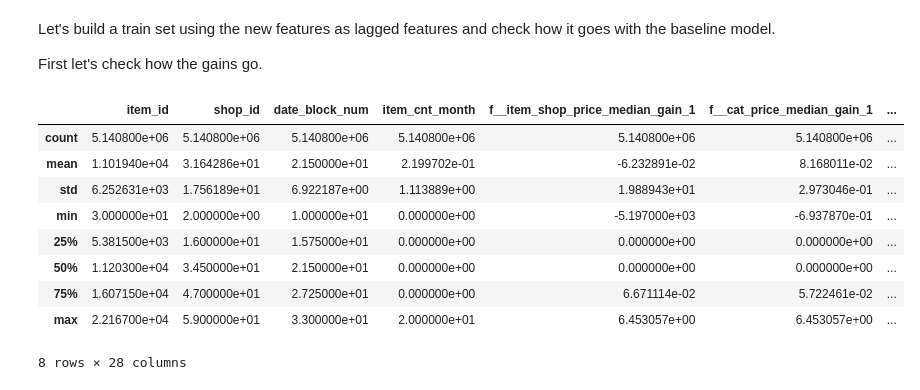
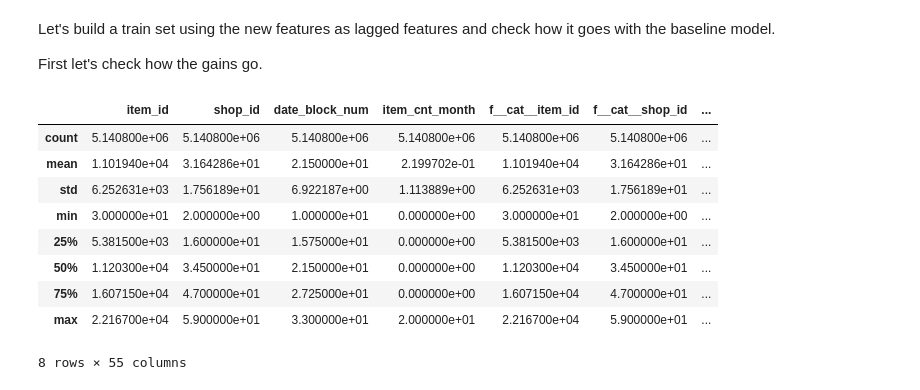
Before and after one commit to caioaao/hse-aml-final-project, a Jupyter notebook: notebooks/15-feature engineering-relationships.ipynb, the cells around one changed output. Saved outputs shown, nothing was run; the diff lists cells and outputs as text; code cells hidden in the pictures.

```diff
--- a/notebooks/15-feature engineering-relationships.ipynb
+++ b/notebooks/15-feature engineering-relationships.ipynb
@@ -43,7 +43,7 @@ Now I want to focus on features relationships. We have quite a few of features s
 
 The first one will be the price changes with relation to economics indicators.
 # %%
-train_set = pd.read_parquet(os.path.join(PROCESSED_DATA_DIR, 'train-set.parquet'))
+train_set_000 = pd.read_parquet(os.path.join(PROCESSED_DATA_DIR, 'train-set-features-000.parquet'))
 economics_hist = pd.read_parquet(os.path.join(PROCESSED_DATA_DIR, 'economics-history.parquet'))
 prices_stats = pd.read_parquet(os.path.join(PROCESSED_DATA_DIR, 'prices-statistics.parquet'))
 # %%
@@ -129,17 +129,17 @@ Let's build a train set using the new features as lagged features and check how
 
 First let's check how the gains go.
 # %%
-train_set_combo_gains = add_lagged_features(train_set, combo_gains, [c for c in combo_gains.columns if c.endswith('_gain')], max_lag=6, fill_value=1)
-train_set_combo_gains.describe()
+train_set_000_combo_gains = add_lagged_features(train_set_000, combo_gains, [c for c in combo_gains.columns if c.endswith('_gain')], max_lag=6, fill_value=1)
+train_set_000_combo_gains.describe()
 # %% [output]
-|  | item_id | shop_id | date_block_num | item_cnt_month | f__item_shop_price_median_gain_1 | f__cat_price_median_gain_1 | ... |
+|  | item_id | shop_id | date_block_num | item_cnt_month | f__cat__item_id | f__cat__shop_id | ... |
 | count | 5.140800e+06 | 5.140800e+06 | 5.140800e+06 | 5.140800e+06 | 5.140800e+06 | 5.140800e+06 | ... |
-| mean | 1.101940e+04 | 3.164286e+01 | 2.150000e+01 | 2.199702e-01 | -6.232891e-02 | 8.168011e-02 | ... |
-| std | 6.252631e+03 | 1.756189e+01 | 6.922187e+00 | 1.113889e+00 | 1.988943e+01 | 2.973046e-01 | ... |
-| min | 3.000000e+01 | 2.000000e+00 | 1.000000e+01 | 0.000000e+00 | -5.197000e+03 | -6.937870e-01 | ... |
-| 25% | 5.381500e+03 | 1.600000e+01 | 1.575000e+01 | 0.000000e+00 | 0.000000e+00 | 0.000000e+00 | ... |
-| 50% | 1.120300e+04 | 3.450000e+01 | 2.150000e+01 | 0.000000e+00 | 0.000000e+00 | 0.000000e+00 | ... |
-| 75% | 1.607150e+04 | 4.700000e+01 | 2.725000e+01 | 0.000000e+00 | 6.671114e-02 | 5.722461e-02 | ... |
-| max | 2.216700e+04 | 5.900000e+01 | 3.300000e+01 | 2.000000e+01 | 6.453057e+00 | 6.453057e+00 | ... |
+| mean | 1.101940e+04 | 3.164286e+01 | 2.150000e+01 | 2.199702e-01 | 1.101940e+04 | 3.164286e+01 | ... |
+| std | 6.252631e+03 | 1.756189e+01 | 6.922187e+00 | 1.113889e+00 | 6.252631e+03 | 1.756189e+01 | ... |
+| min | 3.000000e+01 | 2.000000e+00 | 1.000000e+01 | 0.000000e+00 | 3.000000e+01 | 2.000000e+00 | ... |
+| 25% | 5.381500e+03 | 1.600000e+01 | 1.575000e+01 | 0.000000e+00 | 5.381500e+03 | 1.600000e+01 | ... |
+| 50% | 1.120300e+04 | 3.450000e+01 | 2.150000e+01 | 0.000000e+00 | 1.120300e+04 | 3.450000e+01 | ... |
+| 75% | 1.607150e+04 | 4.700000e+01 | 2.725000e+01 | 0.000000e+00 | 1.607150e+04 | 4.700000e+01 | ... |
+| max | 2.216700e+04 | 5.900000e+01 | 3.300000e+01 | 2.000000e+01 | 2.216700e+04 | 5.900000e+01 | ... |
-8 rows × 28 columns
+8 rows × 55 columns
 # %%
```
Also changed, not shown: parts of 7 cells of this notebook, 12 other files.
